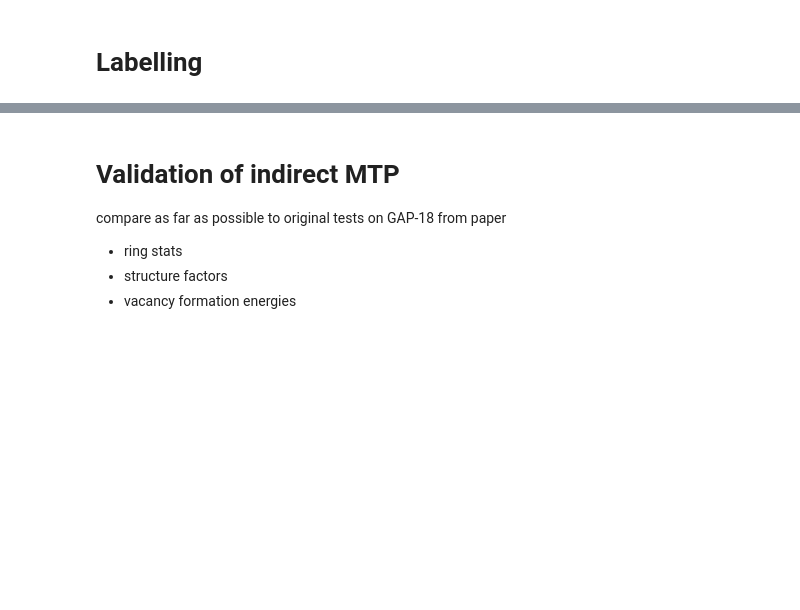
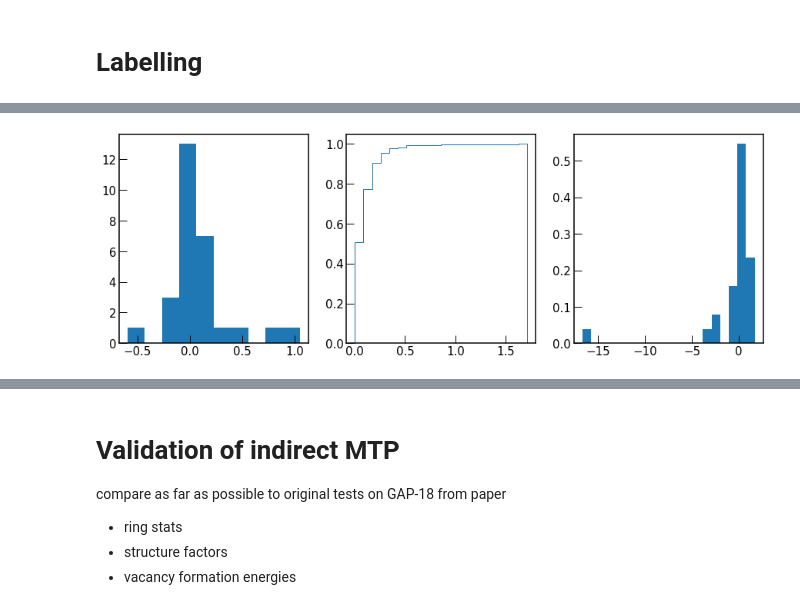
Before and after one commit to MorrowChem/Ge_analysis_local, a Jupyter notebook: MTP_from_GAP_rmse.ipynb, the cells around one changed output, grey strips where cells are left out. Cells and saved outputs as stored; diff of their text form; code cells hidden in the pictures; blank space fills up the shorter version.

Commit message:
fixed stress evaluations in mtp

```diff
--- a/MTP_from_GAP_rmse.ipynb
+++ b/MTP_from_GAP_rmse.ipynb
@@ -64,2 +58,8 @@ plt.rcParams["figure.autolayout"] = False
+# %%
+with open('GAP_18_db_GAPlabelled.pickle', 'rb') as f:
+    g18_db = pickle.load(f)
+# %%
+with open('MQ_MP_PQ1k_amo_rand_testing.xyz', 'r') as f:
+    test_db = list(read_xyz(f, index=slice(0,None)))
 # %% [markdown]
 # Labelling
@@ -69,0 +295,21 @@ GAP_18_pot = Potential(param_filename=GAP_18_dir+'/gp_iter6_sparse9k.xml')
+# %%
+def to_voigt(mat):
+
+#     if not isinstance(mats, list):
+#         mats = [mats]
+
+    if mat.shape==(9,):
+        vgt = np.array([mat[0], mat[3], mat[6], mat[5], mat[2], mat[1]])
+
+    elif mat.shape==(3,3):
+        vgt = np.concatenate((mat.diagonal(), np.array([mat[1,2], mat[0,2], mat[0,1]])))
+
+    elif mat.shape==(6,):
+        vgt = mat
+
+    else:
+        raise AttributeError('Shapes do not match recognised stress tensor conventions')
+
+    return vgt
+# %%
+g18_test = Model(g18_pot, g18_test_db, train_set=g18_db, name='g18')
@@ -69,0 +336,12 @@ GAP_18_pot = Potential(param_filename=GAP_18_dir+'/gp_iter6_sparse9k.xml')
+# %%
+fig, (axs, axs2, axs3) = plt.subplots(1,3, figsize=(15,5))
+
+h1= axs.hist(g18_test.es - g18_test.ref_es)
+
+h2 = axs2.hist(np.linalg.norm(g18_test.flat_fs - g18_test.ref_flat_fs, axis=1),
+               bins=20, cumulative=True, histtype='step', orientation='vertical', density=True)
+
+h3 = axs3.hist((g18_test.ss[:,0:3] - [to_voigt(i)[0:3] for i in g18_test.ref_ss]).mean(axis=1),
+               bins=20, orientation='vertical', density=True)
+# %% [output]
+[figure, added]
```
Also changed, not shown: parts of 57 cells of this notebook, 8 other files.
